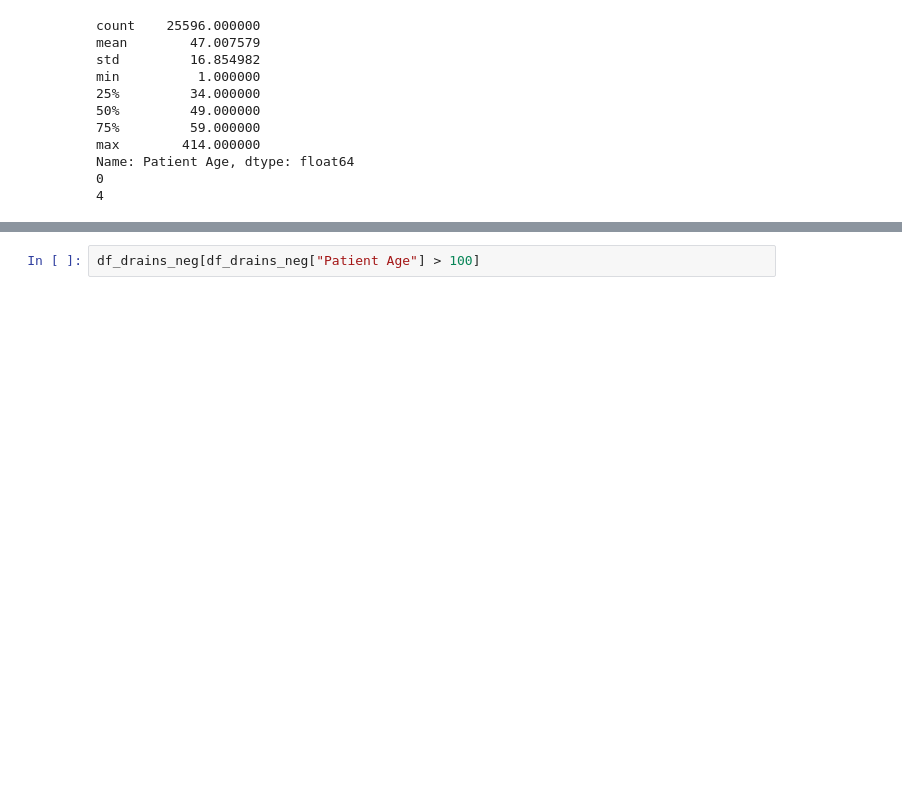
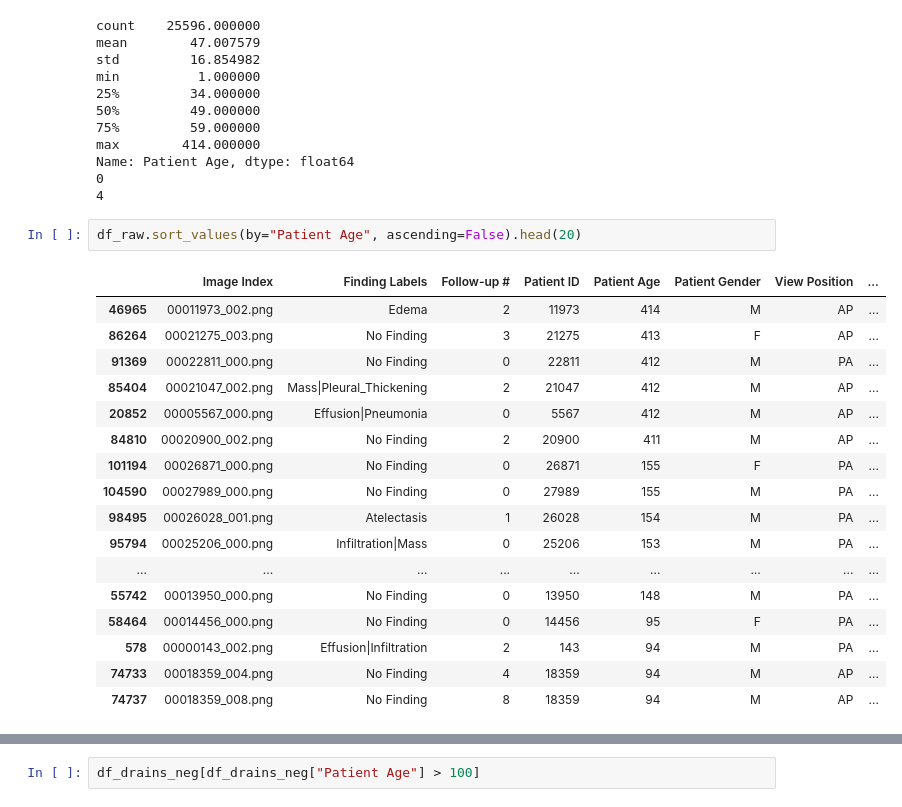
Before and after one commit to nikodice4/MedCLIP_shortcuts, a Jupyter notebook: notebooks/eda_pre.ipynb, the cells around one changed output, grey strips where cells are left out. Saved outputs shown, nothing was run; the diff lists cells and outputs as text; blank space fills up the shorter version.

```diff
--- a/notebooks/eda_pre.ipynb
+++ b/notebooks/eda_pre.ipynb
@@ -303,3 +303,23 @@ max        414.000000
 Name: Patient Age, dtype: float64
 0
 4
+# %%
+df_raw.sort_values(by="Patient Age", ascending=False).head(20)
+# %% [output]
+|  | Image Index | Finding Labels | Follow-up # | Patient ID | Patient Age | Patient Gender | View Position | ... |
+| 46965 | 00011973_002.png | Edema | 2 | 11973 | 414 | M | AP | ... |
+| 86264 | 00021275_003.png | No Finding | 3 | 21275 | 413 | F | AP | ... |
+| 91369 | 00022811_000.png | No Finding | 0 | 22811 | 412 | M | PA | ... |
+| 85404 | 00021047_002.png | Mass|Pleural_Thickening | 2 | 21047 | 412 | M | AP | ... |
+| 20852 | 00005567_000.png | Effusion|Pneumonia | 0 | 5567 | 412 | M | AP | ... |
+| 84810 | 00020900_002.png | No Finding | 2 | 20900 | 411 | M | AP | ... |
+| 101194 | 00026871_000.png | No Finding | 0 | 26871 | 155 | F | PA | ... |
+| 104590 | 00027989_000.png | No Finding | 0 | 27989 | 155 | M | PA | ... |
+| 98495 | 00026028_001.png | Atelectasis | 1 | 26028 | 154 | M | PA | ... |
+| 95794 | 00025206_000.png | Infiltration|Mass | 0 | 25206 | 153 | M | PA | ... |
+| ... | ... | ... | ... | ... | ... | ... | ... | ... |
+| 55742 | 00013950_000.png | No Finding | 0 | 13950 | 148 | M | PA | ... |
+| 58464 | 00014456_000.png | No Finding | 0 | 14456 | 95 | F | PA | ... |
+| 578 | 00000143_002.png | Effusion|Infiltration | 2 | 143 | 94 | M | PA | ... |
+| 74733 | 00018359_004.png | No Finding | 4 | 18359 | 94 | M | AP | ... |
+| 74737 | 00018359_008.png | No Finding | 8 | 18359 | 94 | M | AP | ... |
```
Also changed, not shown: parts of 1 cell of this notebook, 1 other file.
